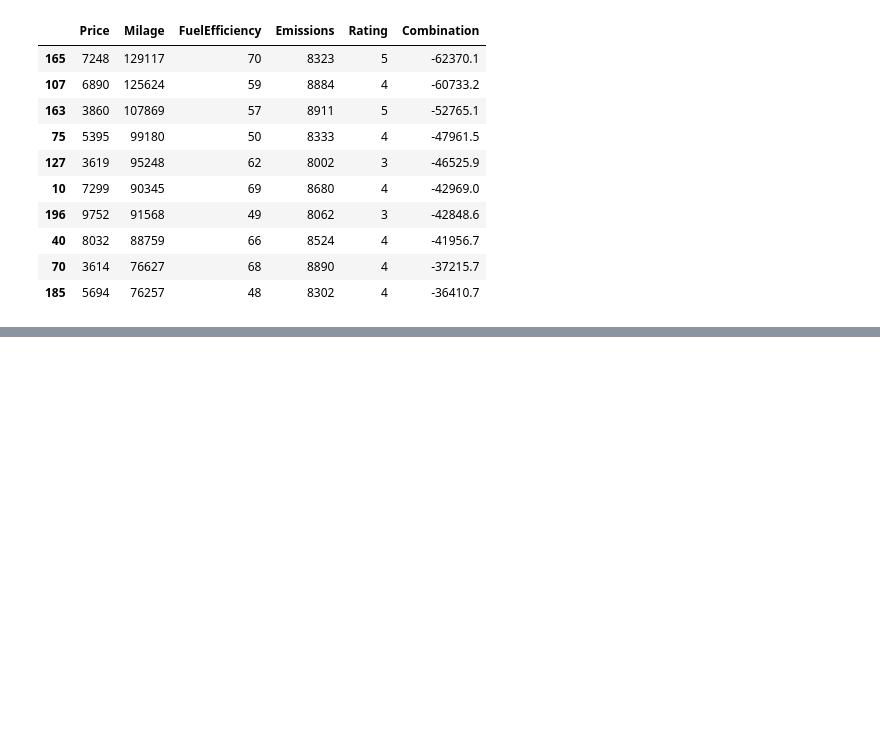
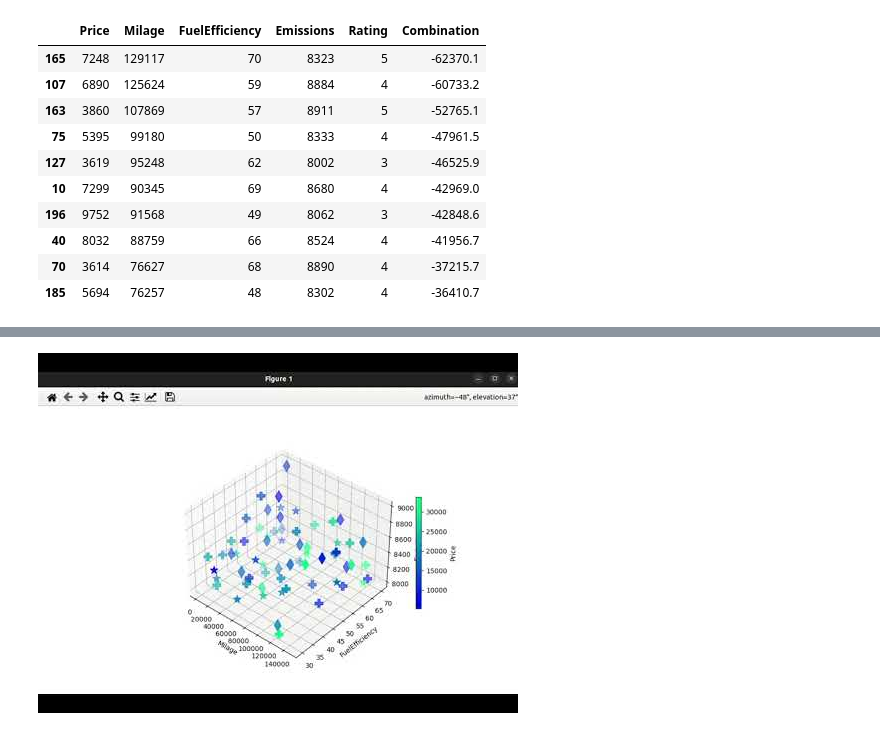
Before and after one commit to SCS-Technology-and-Innovation/DACS, a Jupyter notebook: DTDA/compromise.ipynb, the cells around one changed output, grey strips where cells are left out. Saved outputs shown, nothing was run; the diff lists cells and outputs as text; code cells hidden in the pictures; blank space fills up the shorter version.

```diff
--- a/DTDA/compromise.ipynb
+++ b/DTDA/compromise.ipynb
@@ -233,0 +321,5 @@ sorted.head(10) # top ten in terms of the lowest (best) combination score
+# %%
+from IPython.display import YouTubeVideo
+YouTubeVideo('c-vNm6lgeRQ')
+# %% [output]
+[figure, added]
```
Also changed, not shown: parts of 7 cells of this notebook.
